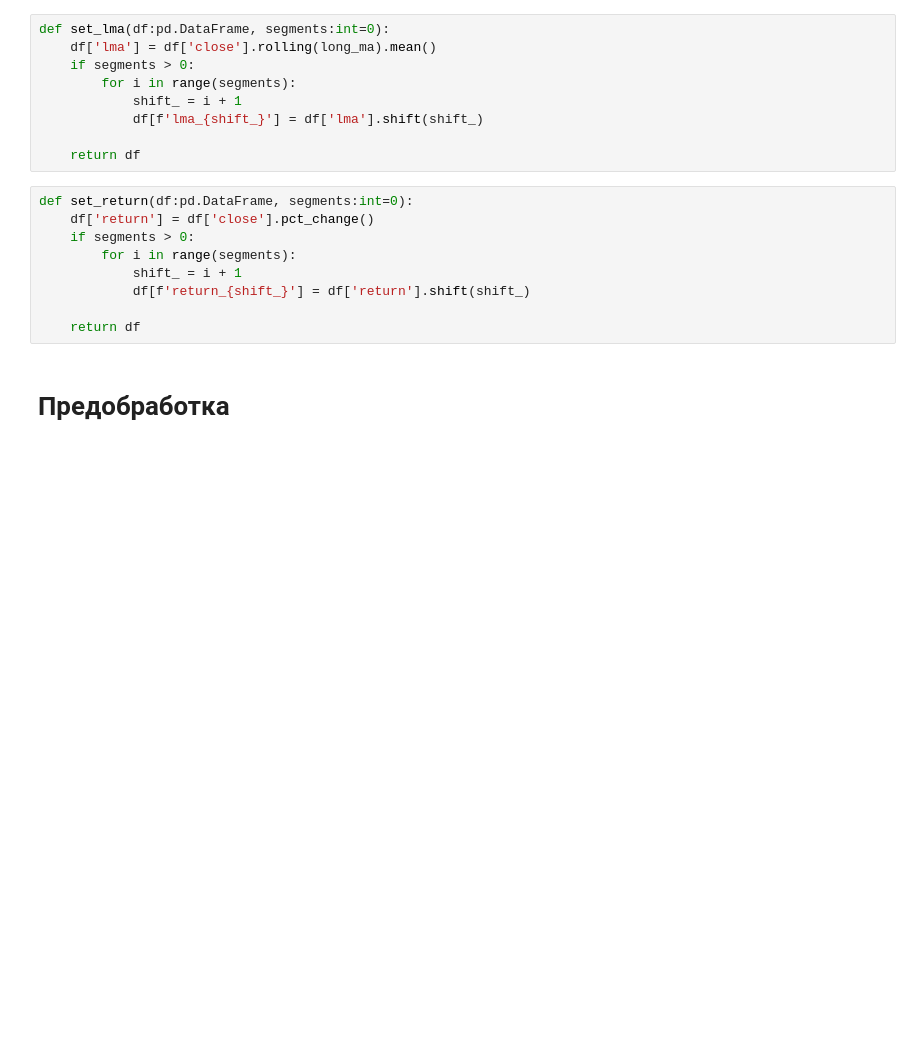
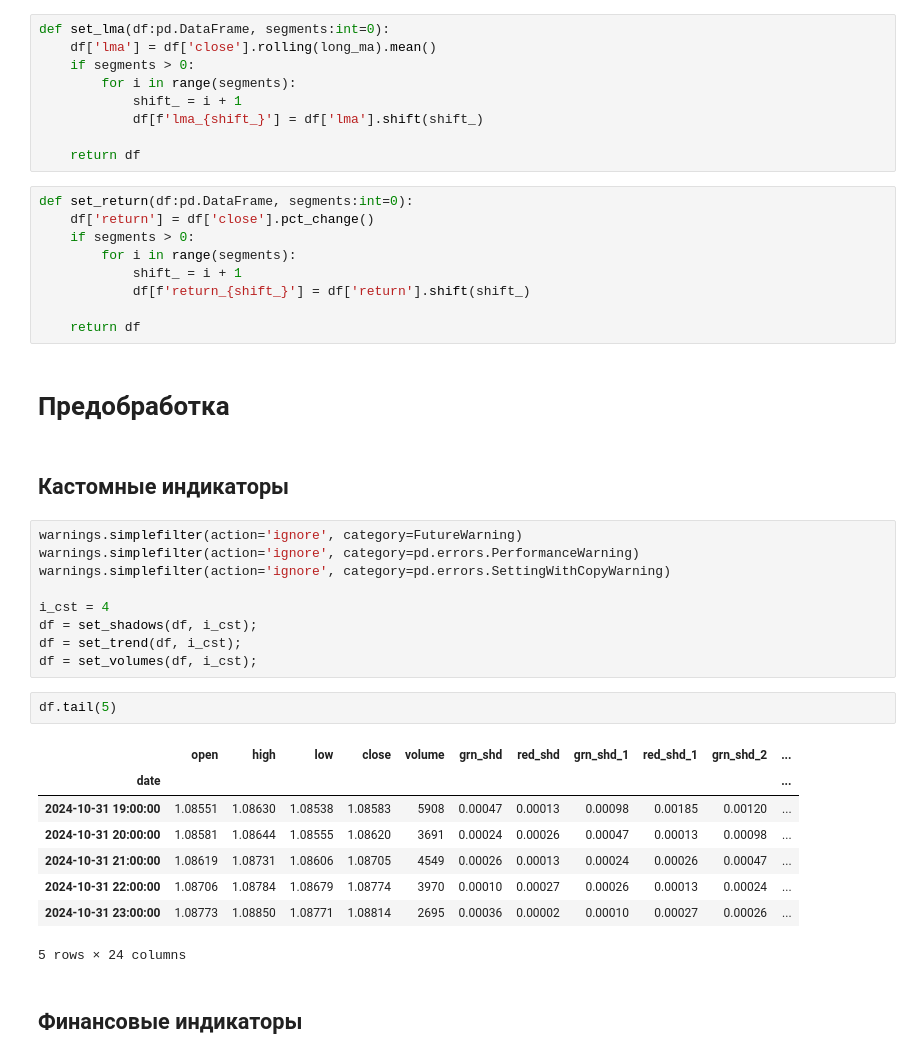
Before and after one commit to Priboy313/final-qualifying-work, a Jupyter notebook: main.ipynb, the cells around one changed output. Cells and saved outputs as stored; diff of their text form; blank space fills up the shorter version.

```diff
--- a/main.ipynb
+++ b/main.ipynb
@@ -275,3 +275,27 @@ def set_return(df:pd.DataFrame, segments:int=0):
     return df
 # %% [markdown]
 # Предобработка
+# %% [markdown]
+## Кастомные индикаторы
+# %%
+warnings.simplefilter(action='ignore', category=FutureWarning)
+warnings.simplefilter(action='ignore', category=pd.errors.PerformanceWarning)
+warnings.simplefilter(action='ignore', category=pd.errors.SettingWithCopyWarning)
+
+i_cst = 4
+df = set_shadows(df, i_cst);
+df = set_trend(df, i_cst);
+df = set_volumes(df, i_cst);
+# %%
+df.tail(5)
+# %% [output]
+|  | open | high | low | close | volume | grn_shd | red_shd | grn_shd_1 | red_shd_1 | grn_shd_2 | ... |
+| date |  |  |  |  |  |  |  |  |  |  | ... |
+| 2024-10-31 19:00:00 | 1.08551 | 1.08630 | 1.08538 | 1.08583 | 5908 | 0.00047 | 0.00013 | 0.00098 | 0.00185 | 0.00120 | ... |
+| 2024-10-31 20:00:00 | 1.08581 | 1.08644 | 1.08555 | 1.08620 | 3691 | 0.00024 | 0.00026 | 0.00047 | 0.00013 | 0.00098 | ... |
+| 2024-10-31 21:00:00 | 1.08619 | 1.08731 | 1.08606 | 1.08705 | 4549 | 0.00026 | 0.00013 | 0.00024 | 0.00026 | 0.00047 | ... |
+| 2024-10-31 22:00:00 | 1.08706 | 1.08784 | 1.08679 | 1.08774 | 3970 | 0.00010 | 0.00027 | 0.00026 | 0.00013 | 0.00024 | ... |
+| 2024-10-31 23:00:00 | 1.08773 | 1.08850 | 1.08771 | 1.08814 | 2695 | 0.00036 | 0.00002 | 0.00010 | 0.00027 | 0.00026 | ... |
+5 rows × 24 columns
+# %% [markdown]
+## Финансовые индикаторы
```
Also changed, not shown: parts of 7 cells of this notebook, 1 other file.
